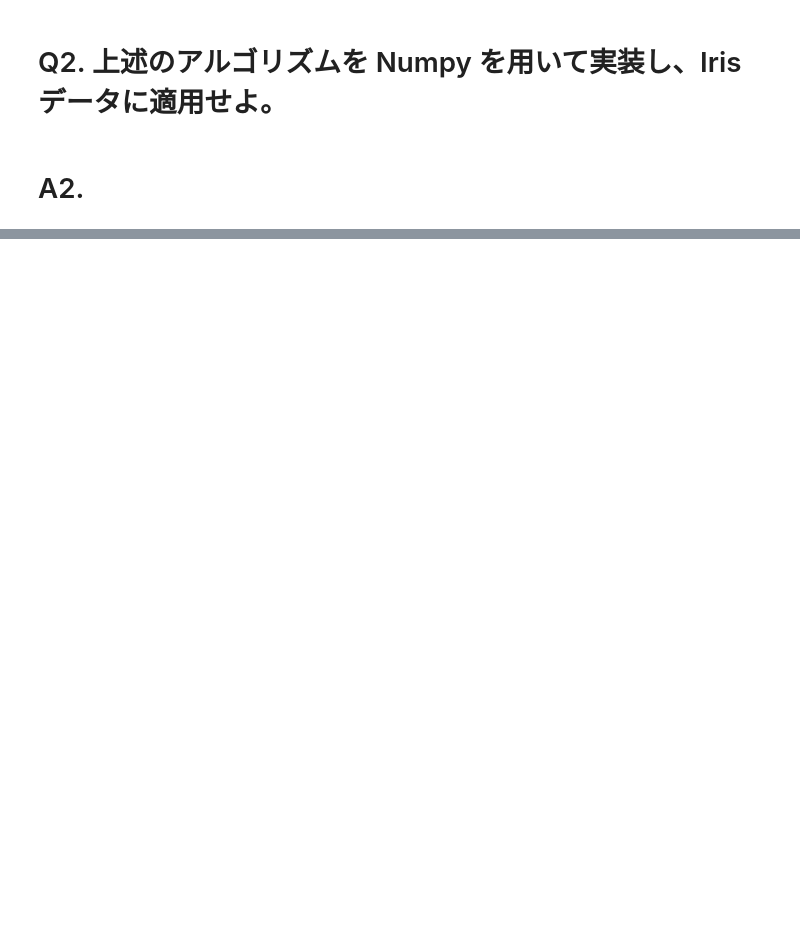
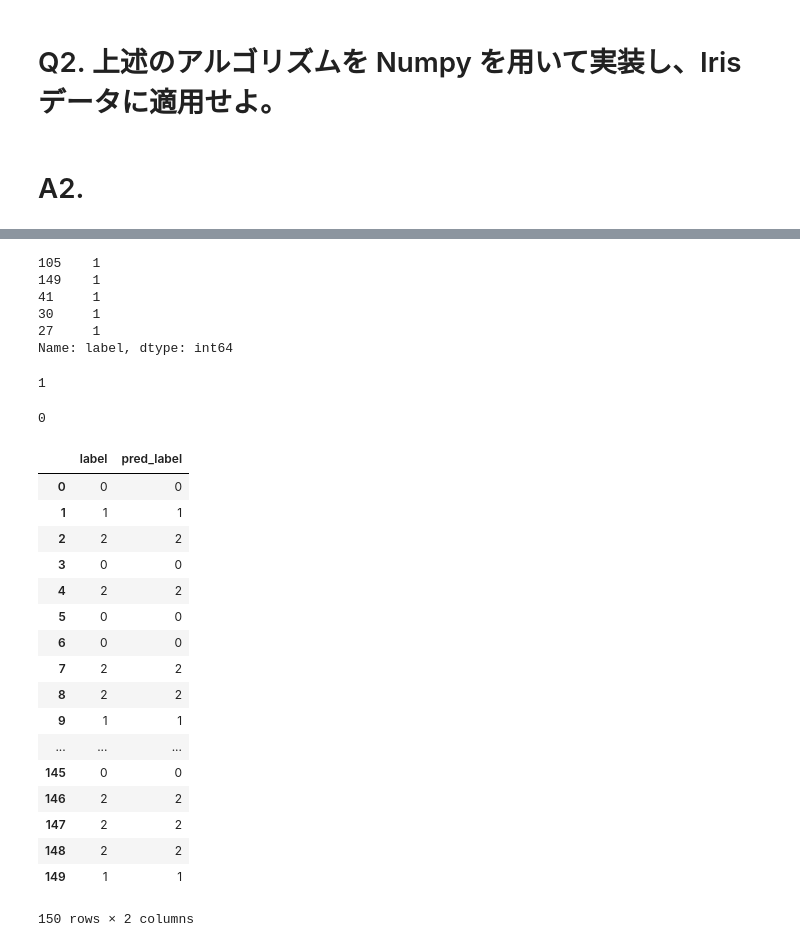
Before and after one commit to mpsamurai/ml-101-exercises, a Jupyter notebook: 02_kNN/teraoka/k-nearest_neighbors.ipynb, the cells around one changed output, grey strips where cells are left out. Cells and saved outputs as stored; diff of their text form; code cells hidden in the pictures; blank space fills up the shorter version.

```diff
--- a/02_kNN/teraoka/k-nearest_neighbors.ipynb
+++ b/02_kNN/teraoka/k-nearest_neighbors.ipynb
@@ -22,0 +139,4 @@ k-nearest neightborsを用いたクラス分類である。
+# %%
+for i in range(150):
+    label = 'distance_%s' % i
+    df[label] = square_matrix[i]
@@ -22,0 +158,9 @@ k-nearest neightborsを用いたクラス分類である。
+# %%
+label_dict['distance_1']  # 自分自身を除く一番近いラベル5個をそれぞれ取得 , 例として'distance_1'を表示
+# %% [output]
+105    1
+149    1
+41     1
+30     1
+27     1
+Name: label, dtype: int64
@@ -22,0 +169,4 @@ k-nearest neightborsを用いたクラス分類である。
+# %%
+list(Counter(label_dict['distance_1']))[0]
+# %% [output]
+1
@@ -22,0 +180,29 @@ k-nearest neightborsを用いたクラス分類である。
+# %%
+comparison_value = 0
+for pred, correct in zip(prediction_result.values(), df['label']):
+    comparison_value+= abs(pred - correct)
+comparison_value   # 比較した結果　間違いはなし！？
+# %% [output]
+0
+# %%
+df.loc[:,['label','pred_label']]  # 'label'=正解ラベル、 'pred_label'=予測ラベル
+# 全て一致している。
+# %% [output]
+|  | label | pred_label |
+| 0 | 0 | 0 |
+| 1 | 1 | 1 |
+| 2 | 2 | 2 |
+| 3 | 0 | 0 |
+| 4 | 2 | 2 |
+| 5 | 0 | 0 |
+| 6 | 0 | 0 |
+| 7 | 2 | 2 |
+| 8 | 2 | 2 |
+| 9 | 1 | 1 |
+| ... | ... | ... |
+| 145 | 0 | 0 |
+| 146 | 2 | 2 |
+| 147 | 2 | 2 |
+| 148 | 2 | 2 |
+| 149 | 1 | 1 |
+150 rows × 2 columns
```
Also changed, not shown: parts of 24 cells of this notebook, 5 other files.
